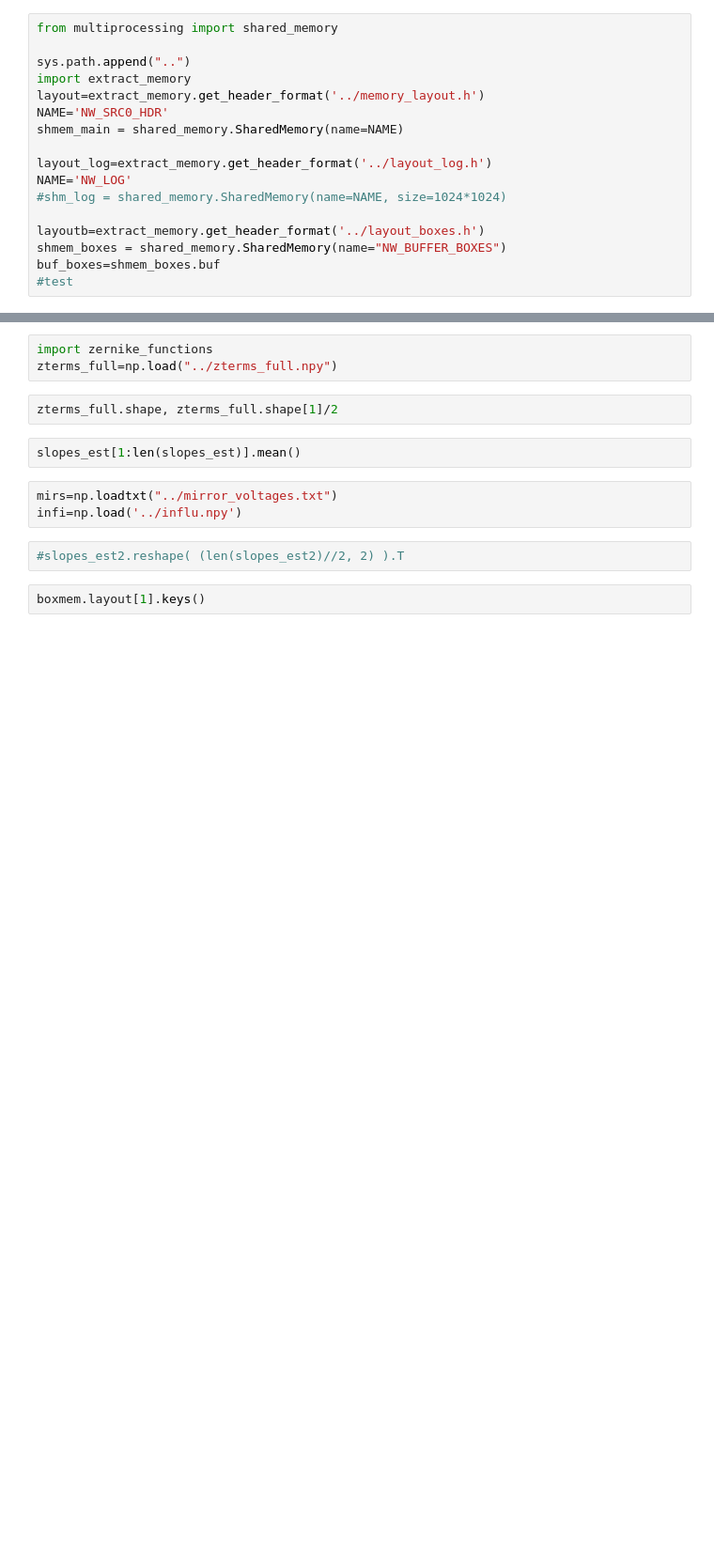
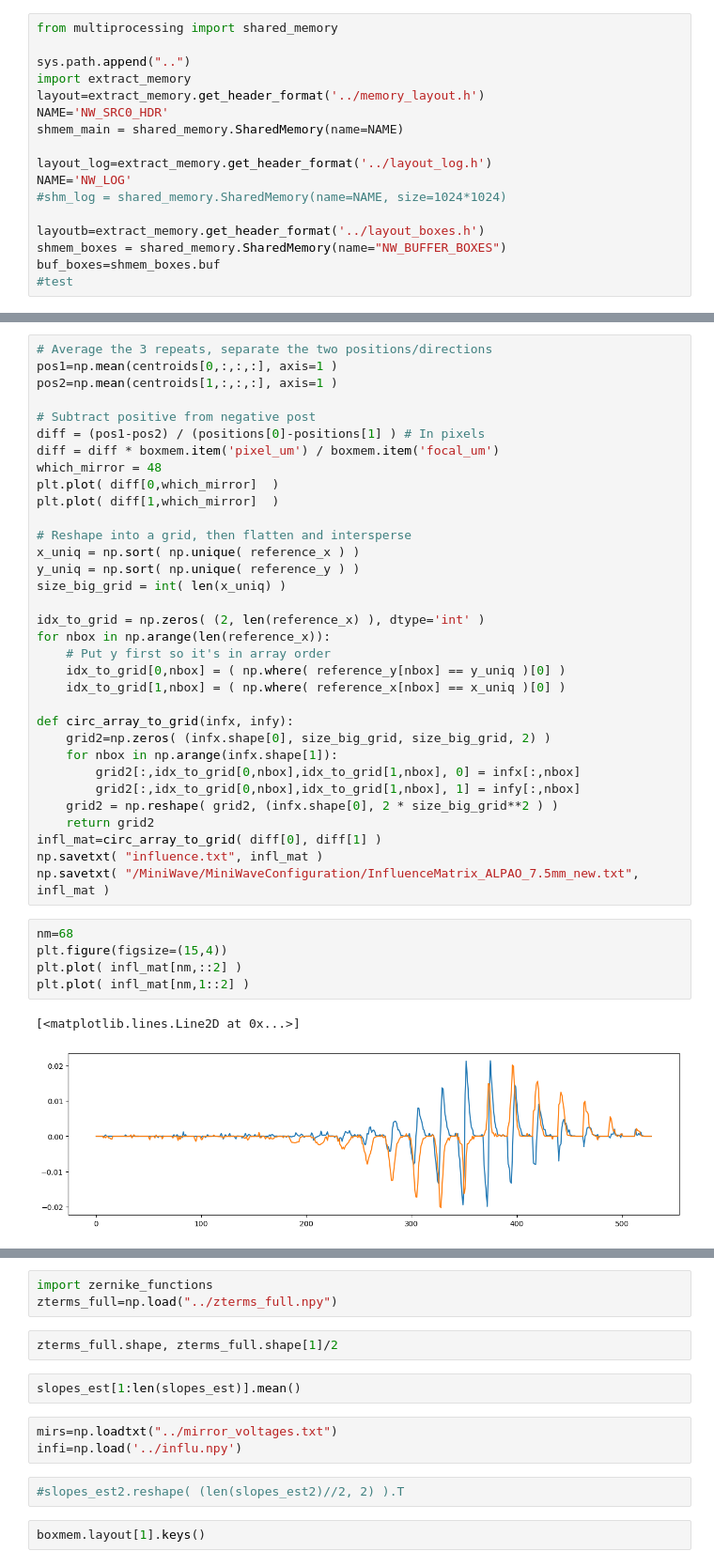
Before and after one commit to YoonOpticsLab/nextwave, a Jupyter notebook: dev/shmem_zernikes.ipynb, the cells around one changed output, grey strips where cells are left out. Shown at 94% size. Cells and saved outputs as stored; diff of their text form; blank space fills up the shorter version.

```diff
--- a/dev/shmem_zernikes.ipynb
+++ b/dev/shmem_zernikes.ipynb
@@ -75,0 +126,41 @@ cd c:\code\nextwave\dev
+# %%
+# Average the 3 repeats, separate the two positions/directions
+pos1=np.mean(centroids[0,:,:,:], axis=1 )
+pos2=np.mean(centroids[1,:,:,:], axis=1 )
+
+# Subtract positive from negative post
+diff = (pos1-pos2) / (positions[0]-positions[1] ) # In pixels
+diff = diff * boxmem.item('pixel_um') / boxmem.item('focal_um')
+which_mirror = 48
+plt.plot( diff[0,which_mirror]  )
+plt.plot( diff[1,which_mirror]  )
+
+# Reshape into a grid, then flatten and intersperse
+x_uniq = np.sort( np.unique( reference_x ) )
+y_uniq = np.sort( np.unique( reference_y ) )
+size_big_grid = int( len(x_uniq) )
+
+idx_to_grid = np.zeros( (2, len(reference_x) ), dtype='int' )
+for nbox in np.arange(len(reference_x)):
+    # Put y first so it's in array order
+    idx_to_grid[0,nbox] = ( np.where( reference_y[nbox] == y_uniq )[0] )
+    idx_to_grid[1,nbox] = ( np.where( reference_x[nbox] == x_uniq )[0] )
+
+def circ_array_to_grid(infx, infy):
+    grid2=np.zeros( (infx.shape[0], size_big_grid, size_big_grid, 2) )
+    for nbox in np.arange(infx.shape[1]):
+        grid2[:,idx_to_grid[0,nbox],idx_to_grid[1,nbox], 0] = infx[:,nbox]
+        grid2[:,idx_to_grid[0,nbox],idx_to_grid[1,nbox], 1] = infy[:,nbox]
+    grid2 = np.reshape( grid2, (infx.shape[0], 2 * size_big_grid**2 ) )
+    return grid2
+infl_mat=circ_array_to_grid( diff[0], diff[1] )
+np.savetxt( "influence.txt", infl_mat )
+np.savetxt( "/MiniWave/MiniWaveConfiguration/InfluenceMatrix_ALPAO_7.5mm_new.txt", infl_mat )
+# %%
+nm=68
+plt.figure(figsize=(15,4))
+plt.plot( infl_mat[nm,::2] )
+plt.plot( infl_mat[nm,1::2] )
+# %% [output]
+[<matplotlib.lines.Line2D at 0x...>]
+[figure, added]
```
Also changed, not shown: parts of 25 cells of this notebook, 1 other file.
